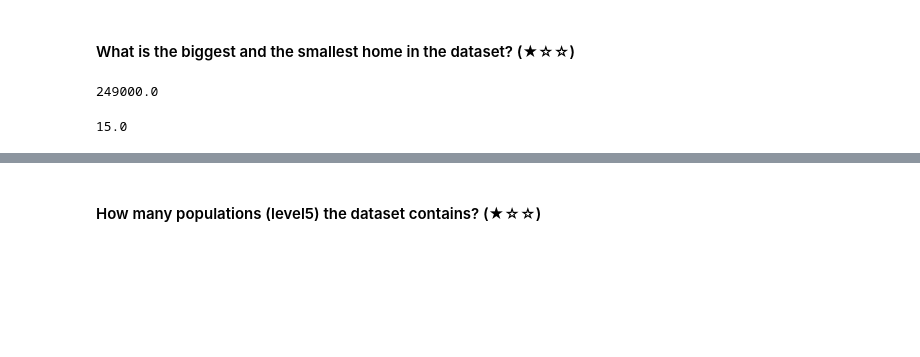
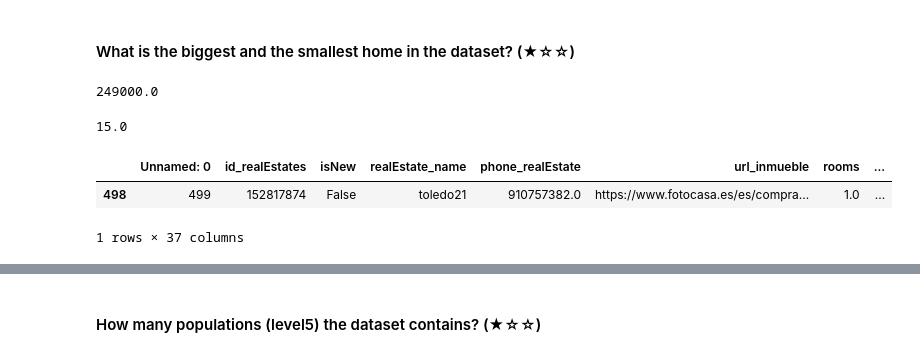
Before and after one commit to easyundercover/data-cleanup-final-exercise, a Jupyter notebook: project.ipynb, the cells around one changed output, grey strips where cells are left out. Drawn from its saved outputs; the diff is of its cells as text; code cells hidden in the pictures; blank space fills up the shorter version.

```diff
--- a/project.ipynb
+++ b/project.ipynb
@@ -83,3 +83,12 @@ df["surface"].max() #Biggest home
 df["surface"].min() #Smaller home
 # %% [output]
 15.0
+# %%
+df = df[df['surface']>0]
+data_filtered_2 = df.sort_values(by='surface', ascending=True)
+data_filtered_2[0:1]
+#Smaller home
+# %% [output]
+|  | Unnamed: 0 | id_realEstates | isNew | realEstate_name | phone_realEstate | url_inmueble | rooms | ... |
+| 498 | 499 | 152817874 | False | toledo21 | 910757382.0 | https://www.fotocasa.es/es/compra... | 1.0 | ... |
+1 rows × 37 columns
```
Also changed, not shown: parts of 12 cells of this notebook.
